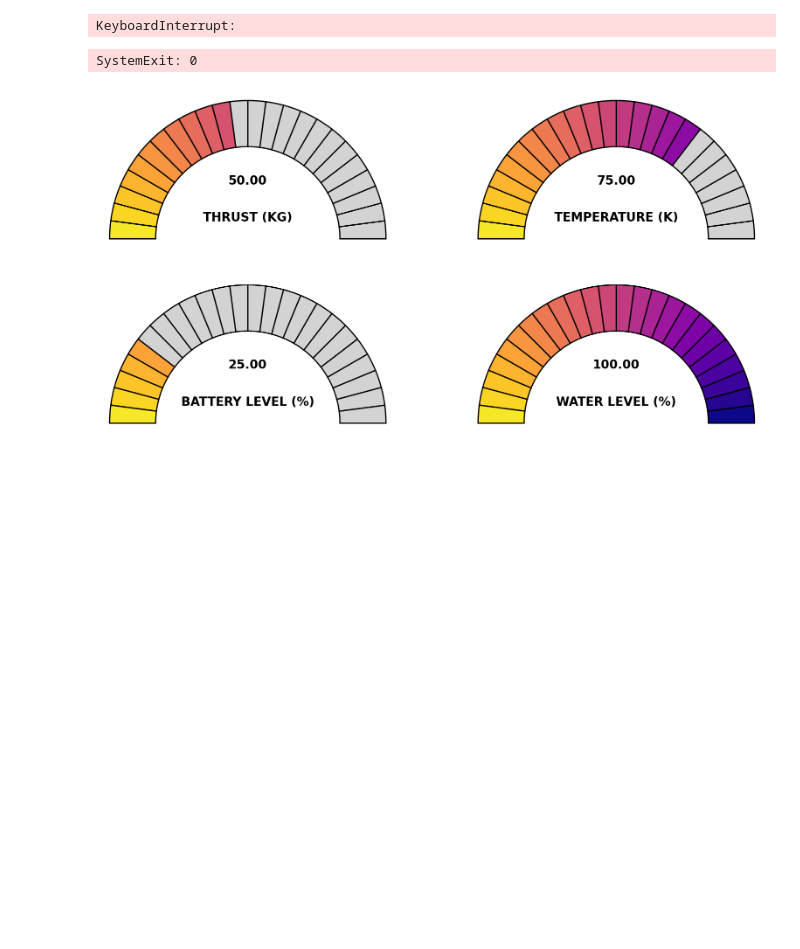
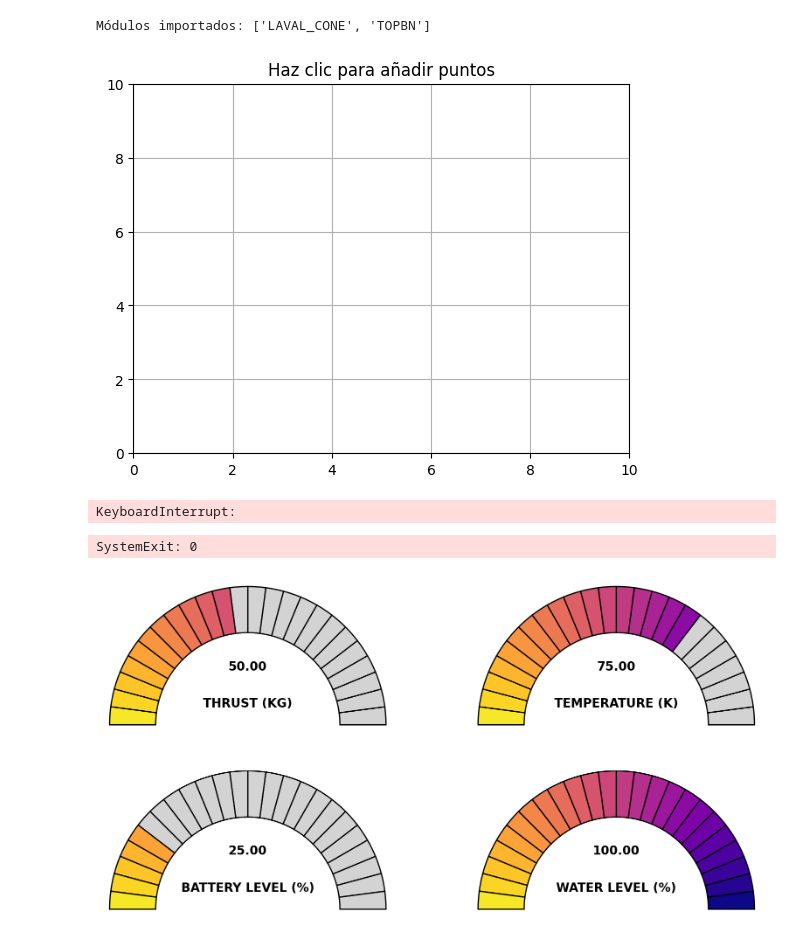
Before and after one commit to marcosflz/OpenRED, a Jupyter notebook: tests.ipynb, the cells around one changed output. Drawn from its saved outputs; the diff is of its cells as text; code cells hidden in the pictures; blank space fills up the shorter version.

```diff
--- a/tests.ipynb
+++ b/tests.ipynb
@@ -55,6 +55,86 @@ run_button = ctk.CTkButton(root, text="Ejecutar Comando", command=run_command)
 run_button.pack(pady=5)
 
 root.mainloop()
+# %%
+import os
+import importlib
+import sys
+
+def importar_modulos_nozzle_library():
+    # Usamos el directorio de trabajo actual
+    ruta_actual = os.getcwd()
+    ruta_nozzle_library = os.path.join(ruta_actual, 'NozzleLibrary')
+
+    # Verificar si la ruta existe
+    if not os.path.isdir(ruta_nozzle_library):
+        print(f"La ruta {ruta_nozzle_library} no existe.")
+        return []
+
+    if ruta_nozzle_library not in sys.path:
+        sys.path.append(ruta_nozzle_library)
+
+    nombres_modulos = []
+    for nombre_archivo in os.listdir(ruta_nozzle_library):
+        # Verificar si el archivo es un .py y no es __init__.py
+        if nombre_archivo.endswith('.py') and nombre_archivo != '__init__.py':
+            # Obtener el nombre del módulo eliminando la extensión .py
+            nombre_modulo = nombre_archivo[:-3]
+            nombres_modulos.append(nombre_modulo)
+
+            # Importar el módulo
+            try:
+                modulo = importlib.import_module(nombre_modulo)
+                # Puedes realizar acciones con el módulo si lo deseas
+            except ImportError as e:
+                print(f"No se pudo importar el módulo {nombre_modulo}: {e}")
+
+    return nombres_modulos
+
+# Llamar a la función y obtener los nombres de los módulos
+nombres_modulos = importar_modulos_nozzle_library()
+print("Módulos importados:", nombres_modulos)
+# %% [output]
+Módulos importados: ['LAVAL_CONE', 'TOPBN']
+# %%
+import matplotlib.pyplot as plt
+
+# Lista para almacenar los puntos
+points = []
+
+# Función que se ejecuta cuando se hace clic en la gráfica
+def onclick(event):
+    # Guardar las coordenadas del clic
+    ix, iy = event.xdata, event.ydata
+    points.append((ix, iy))
+
+    # Limpiar la gráfica actual
+    plt.clf()
+
+    # Dibujar los puntos
+    for point in points:
+        plt.plot(point[0], point[1], 'bo')  # Puntos en azul
+
+    # Dibujar las líneas que conectan los puntos
+    if len(points) > 1:
+        plt.plot(*zip(*points), 'r-')  # Líneas rojas entre puntos
+
+    # Redibujar la gráfica con los puntos y las líneas actualizados
+    plt.draw()
+
+# Configurar la gráfica
+fig, ax = plt.subplots()
+ax.set_title('Haz clic para añadir puntos')
+ax.set_xlim(0, 10)
+ax.set_ylim(0, 10)
+ax.grid(True)  # Activar la cuadrícula
+
+# Conectar el evento de clic al manejador 'onclick'
+cid = fig.canvas.mpl_connect('button_press_event', onclick)
+
+# Mostrar la ventana interactiva
+plt.show()
+# %% [output]
+[figure, added]
 # %%
 import customtkinter as ctk
 import subprocess
```
Also changed, not shown: 14 other files.
